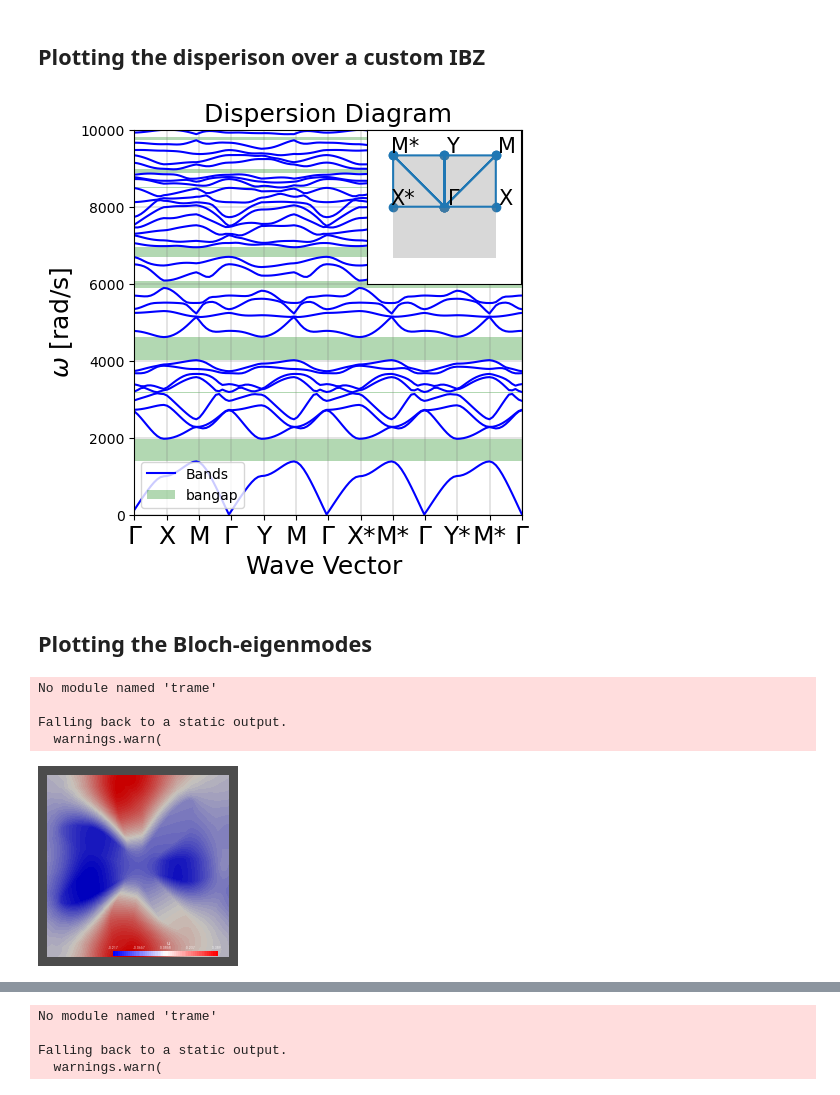
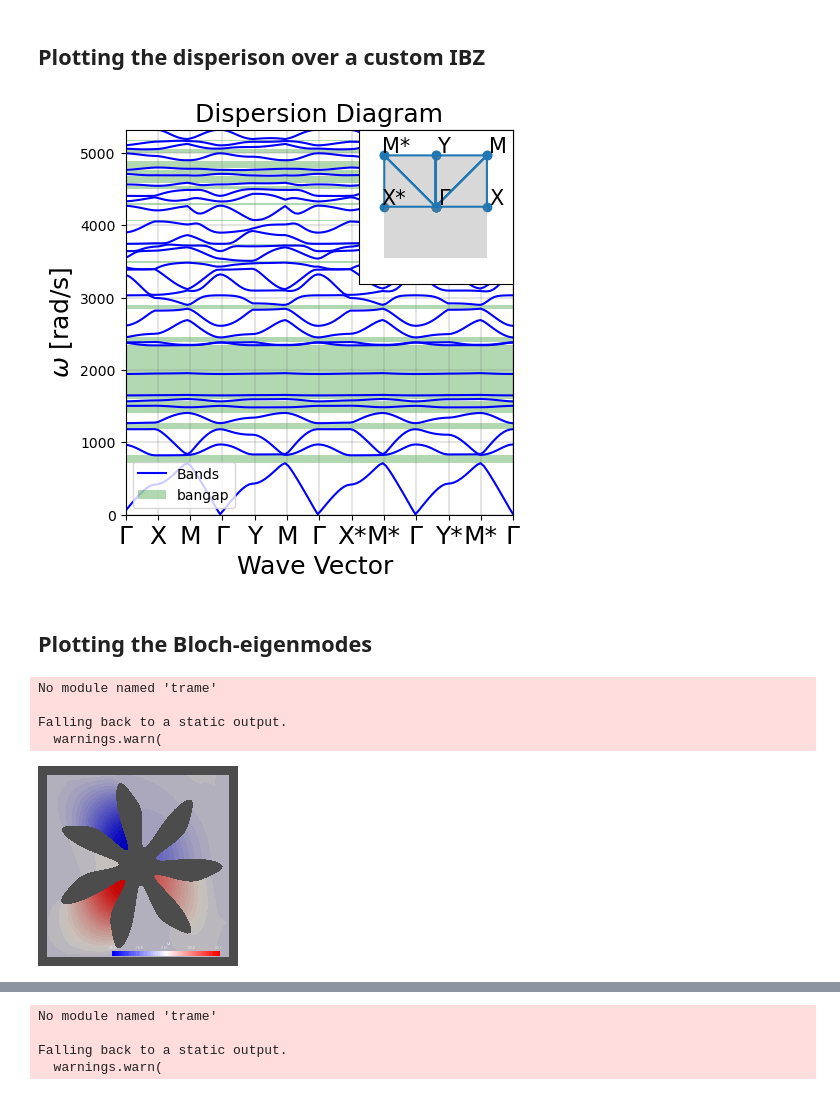
Before and after one commit to jtempelman95/fenonics, a Jupyter notebook: RepoCodes/real_build/TutorialNotebook.ipynb, the cells around one changed output, grey strips where cells are left out. Drawn from its saved outputs; the diff is of its cells as text; code cells hidden in the pictures.

Commit message:
Updated TutorialNotebook to use fenonics module

```diff
--- a/RepoCodes/real_build/TutorialNotebook.ipynb
+++ b/RepoCodes/real_build/TutorialNotebook.ipynb
@@ -61,7 +59,7 @@ We start by defining some parameters for the void in our square unit cell
     meshalg          -   Meshing algorithm for gmsh to use
 # %%
 # Meshing parameters
-cut         = False
+cut         = True
 a_len       = .1
 r           = np.array([1.4,.9,0,.8,1])*a_len*.75
 offset      = 0*np.pi/4
@@ -73,7 +71,7 @@ refinement_dist     =   a_len/10
 meshalg                 = 6
 
 # Make the mesh with Gmsh
-gmsh.model, xpt, ypt    = get_mesh_SquareSpline(
+gmsh.model, xpt, ypt    = fenonics.get_mesh_SquareSpline(
         a_len, da, r, Nquads, offset, meshalg,
         refinement_level, refinement_dist,
         isrefined = True,   cut = cut)
@@ -84,9 +82,9 @@ model_rank = 0
 mesh, ct, _ = model_to_mesh(gmsh.model, mesh_comm, model_rank, gdim=2)
 
 # Plot the design vector and the produced mesh
-plt = PlotSpline(gmsh, r, Nquads, a_len, xpt, ypt)
+plt = fenonics.PlotSpline(gmsh, r, Nquads, a_len, xpt, ypt)
 plt.show()
-plotmesh(mesh,ct)
+fenonics.plotmesh(mesh,ct)
 # %% [output]
 Warning : Gmsh has aleady been initialized
 Info    : Clearing all models and views...
@@ -202,7 +201,7 @@ n_solutions  = 30
 n_wavevector = len(HSpts)*10
 
 # Solve teh eiegensolution. Collect eigenvalues, eigenvectors, constrains, and wavevectors
-evals_disp, evec_all, mpc, KX, KY = solve_bands(HSpts  = HSpts, n_wavevector  = n_wavevector,
+evals_disp, evec_all, mpc, KX, KY = fenonics.solve_bands(HSpts  = HSpts, n_wavevector  = n_wavevector,
                     n_solutions = n_solutions, a_len = a_len,
                         c = c,  rho = rho,  fspace = 'CG',
                         mesh = mesh, ct = ct)
@@ -232,26 +231,26 @@ HS_labels = ['$\Gamma$', 'X', 'M',
              '$\Gamma$', 'X*', 'M*',
              '$\Gamma$', 'Y*', 'M*',
              '$\Gamma$']
-plt = plotbands(np.array(evals_disp), figsize = (5,5), HSpts = HSpts, HS_labels = HS_labels,
+plt = fenonics.plotbands(np.array(evals_disp), figsize = (5,5), HSpts = HSpts, HS_labels = HS_labels,
                 a_len = a_len, KX = KX, KY = KY, inset = True)
 plt.show()
 # %% [output]
-[figure, old version]
+[figure, new version]
 # %% [markdown]
 ## Plotting the Bloch-eigenmodes
 # %%
 plotter = pyvista.Plotter(shape=(1,1) , window_size=(200,200))
 eval_number = 4
 evec_number = 10
 V = dolfinx.fem.FunctionSpace(mesh,(fspace,1))
-plotter = plotvecs(plotter,V,mpc,evec_all,eval_number, evec_number)
+plotter = fenonics.plotvecs(plotter,V,mpc,evec_all,eval_number, evec_number)
 plotter.show()
 # %% [output]
 No module named 'trame'
 
 Falling back to a static output.
   warnings.warn(
-[figure, old version]
+[figure, new version]
 # %%
 evec_number = 2
 eval_number = 10
```
Also changed, not shown: parts of 6 cells of this notebook, 3 other files.
